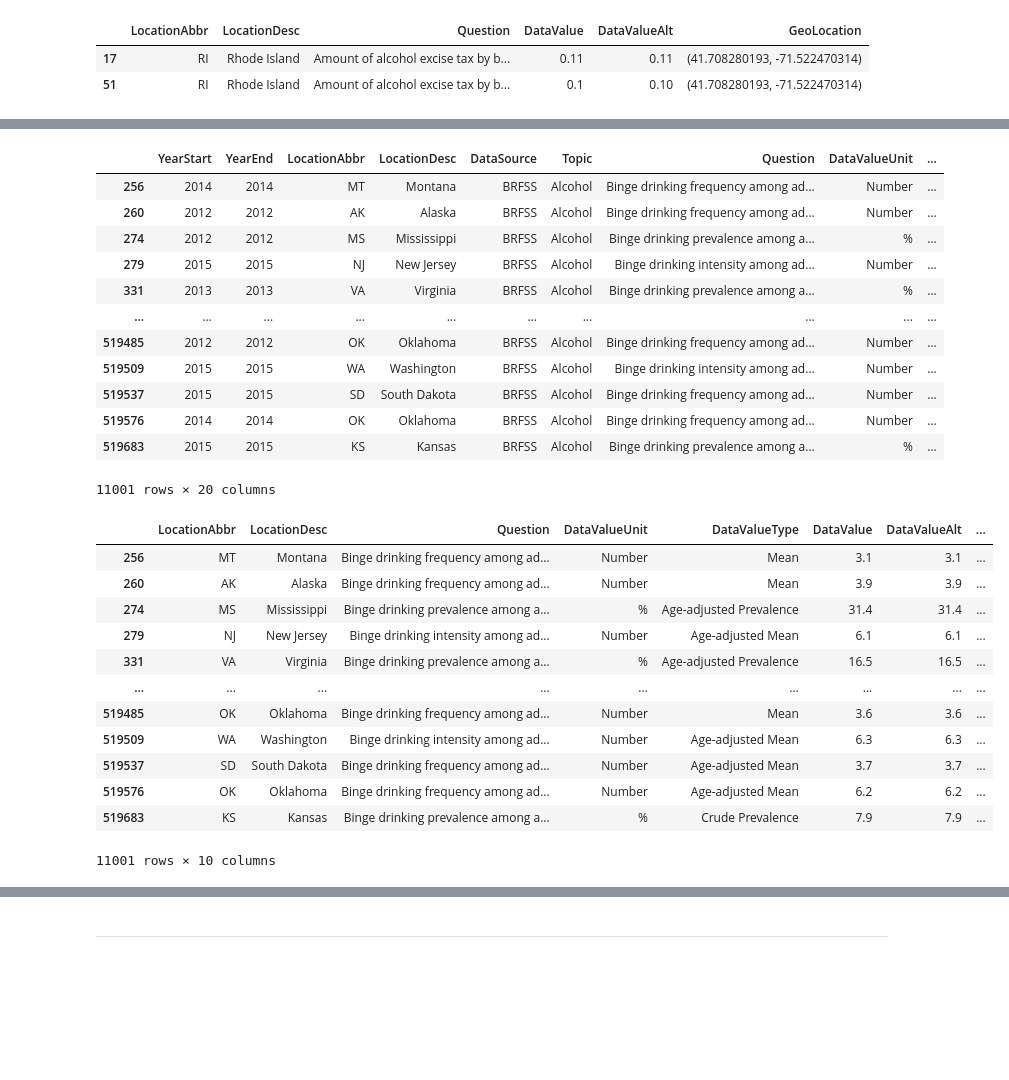
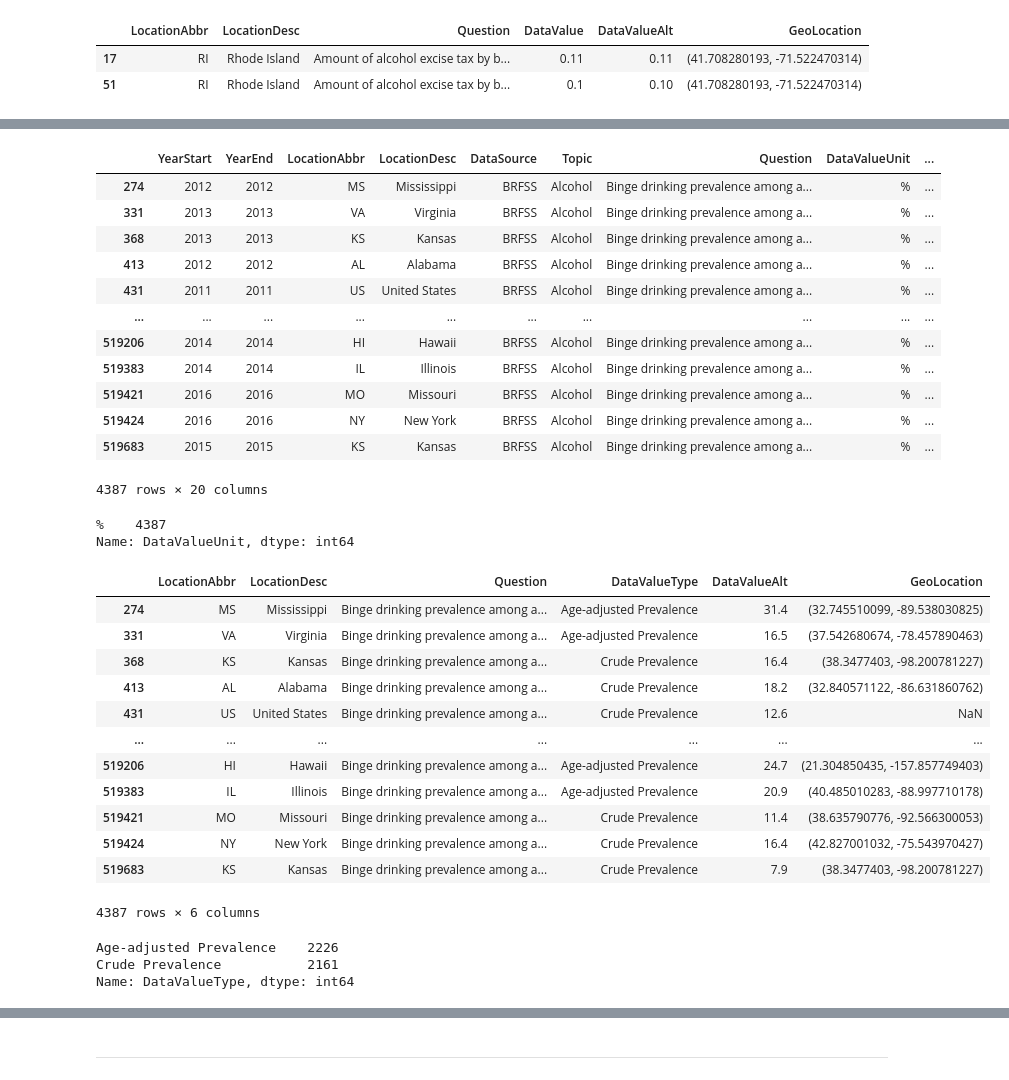
Before and after one commit to djleung/DataHacks_2020_public, a Jupyter notebook: Initial_Data_Exploration.ipynb, the cells around one changed output, grey strips where cells are left out. Saved outputs shown, nothing was run; the diff lists cells and outputs as text; code cells hidden in the pictures; blank space fills up the shorter version.

```diff
--- a/Initial_Data_Exploration.ipynb
+++ b/Initial_Data_Exploration.ipynb
@@ -734,38 +738,54 @@ Name: LocationDesc, Length: 50, dtype: int64
 # %%
-alc_drink_data = alc_mod_data[(alc_mod_data['Question'] == 'Binge drinking intensity among adults aged >= 18 years who binge drink') |
-                           (alc_mod_data['Question'] == 'Binge drinking prevalence among adults aged >= 18 years') |
-                           (alc_mod_data['Question'] == 'Binge drinking frequency among adults aged >= 18 years who binge drink')]
+alc_drink_data = alc_mod_data[(alc_mod_data['Question'] == 'Binge drinking prevalence among adults aged >= 18 years')]
 alc_drink_data
 # %% [output]
 |  | YearStart | YearEnd | LocationAbbr | LocationDesc | DataSource | Topic | Question | DataValueUnit | ... |
-| 256 | 2014 | 2014 | MT | Montana | BRFSS | Alcohol | Binge drinking frequency among ad... | Number | ... |
-| 260 | 2012 | 2012 | AK | Alaska | BRFSS | Alcohol | Binge drinking frequency among ad... | Number | ... |
 | 274 | 2012 | 2012 | MS | Mississippi | BRFSS | Alcohol | Binge drinking prevalence among a... | % | ... |
-| 279 | 2015 | 2015 | NJ | New Jersey | BRFSS | Alcohol | Binge drinking intensity among ad... | Number | ... |
 | 331 | 2013 | 2013 | VA | Virginia | BRFSS | Alcohol | Binge drinking prevalence among a... | % | ... |
+| 368 | 2013 | 2013 | KS | Kansas | BRFSS | Alcohol | Binge drinking prevalence among a... | % | ... |
+| 413 | 2012 | 2012 | AL | Alabama | BRFSS | Alcohol | Binge drinking prevalence among a... | % | ... |
+| 431 | 2011 | 2011 | US | United States | BRFSS | Alcohol | Binge drinking prevalence among a... | % | ... |
 | ... | ... | ... | ... | ... | ... | ... | ... | ... | ... |
-| 519485 | 2012 | 2012 | OK | Oklahoma | BRFSS | Alcohol | Binge drinking frequency among ad... | Number | ... |
-| 519509 | 2015 | 2015 | WA | Washington | BRFSS | Alcohol | Binge drinking intensity among ad... | Number | ... |
-| 519537 | 2015 | 2015 | SD | South Dakota | BRFSS | Alcohol | Binge drinking frequency among ad... | Number | ... |
-| 519576 | 2014 | 2014 | OK | Oklahoma | BRFSS | Alcohol | Binge drinking frequency among ad... | Number | ... |
+| 519206 | 2014 | 2014 | HI | Hawaii | BRFSS | Alcohol | Binge drinking prevalence among a... | % | ... |
+| 519383 | 2014 | 2014 | IL | Illinois | BRFSS | Alcohol | Binge drinking prevalence among a... | % | ... |
+| 519421 | 2016 | 2016 | MO | Missouri | BRFSS | Alcohol | Binge drinking prevalence among a... | % | ... |
+| 519424 | 2016 | 2016 | NY | New York | BRFSS | Alcohol | Binge drinking prevalence among a... | % | ... |
 | 519683 | 2015 | 2015 | KS | Kansas | BRFSS | Alcohol | Binge drinking prevalence among a... | % | ... |
-11001 rows × 20 columns
+4387 rows × 20 columns
+# %%
+#Data Values can be assumed to be percent prevalence
+prev_value_unit = alc_drink_data['DataValueUnit'].value_counts()
+prev_value_unit
+# %% [output]
+%    4387
+Name: DataValueUnit, dtype: int64
 # %%
+#remove unnecessary columns
 alc_drink_data = alc_drink_data.drop(columns = ['DatavalueFootnote', 'StratificationCategory1',
                                                 'YearStart', 'YearEnd', 'QuestionID', 'DataValueTypeID',
-                                                'Stratification1', 'DataSource', 'Topic', 'TopicID'])
+                                                'Stratification1', 'DataSource', 'Topic', 'TopicID',
+                                               'DataValueUnit', 'DataValue', 'LowConfidenceLimit',
+                                               'HighConfidenceLimit'])
 alc_drink_data
 # %% [output]
-|  | LocationAbbr | LocationDesc | Question | DataValueUnit | DataValueType | DataValue | DataValueAlt | ... |
-| 256 | MT | Montana | Binge drinking frequency among ad... | Number | Mean | 3.1 | 3.1 | ... |
-| 260 | AK | Alaska | Binge drinking frequency among ad... | Number | Mean | 3.9 | 3.9 | ... |
-| 274 | MS | Mississippi | Binge drinking prevalence among a... | % | Age-adjusted Prevalence | 31.4 | 31.4 | ... |
-| 279 | NJ | New Jersey | Binge drinking intensity among ad... | Number | Age-adjusted Mean | 6.1 | 6.1 | ... |
-| 331 | VA | Virginia | Binge drinking prevalence among a... | % | Age-adjusted Prevalence | 16.5 | 16.5 | ... |
-| ... | ... | ... | ... | ... | ... | ... | ... | ... |
-| 519485 | OK | Oklahoma | Binge drinking frequency among ad... | Number | Mean | 3.6 | 3.6 | ... |
-| 519509 | WA | Washington | Binge drinking intensity among ad... | Number | Age-adjusted Mean | 6.3 | 6.3 | ... |
-| 519537 | SD | South Dakota | Binge drinking frequency among ad... | Number | Age-adjusted Mean | 3.7 | 3.7 | ... |
-| 519576 | OK | Oklahoma | Binge drinking frequency among ad... | Number | Age-adjusted Mean | 6.2 | 6.2 | ... |
-| 519683 | KS | Kansas | Binge drinking prevalence among a... | % | Crude Prevalence | 7.9 | 7.9 | ... |
+|  | LocationAbbr | LocationDesc | Question | DataValueType | DataValueAlt | GeoLocation |
+| 274 | MS | Mississippi | Binge drinking prevalence among a... | Age-adjusted Prevalence | 31.4 | (32.745510099, -89.538030825) |
+| 331 | VA | Virginia | Binge drinking prevalence among a... | Age-adjusted Prevalence | 16.5 | (37.542680674, -78.457890463) |
+| 368 | KS | Kansas | Binge drinking prevalence among a... | Crude Prevalence | 16.4 | (38.3477403, -98.200781227) |
+| 413 | AL | Alabama | Binge drinking prevalence among a... | Crude Prevalence | 18.2 | (32.840571122, -86.631860762) |
+| 431 | US | United States | Binge drinking prevalence among a... | Crude Prevalence | 12.6 | NaN |
+| ... | ... | ... | ... | ... | ... | ... |
+| 519206 | HI | Hawaii | Binge drinking prevalence among a... | Age-adjusted Prevalence | 24.7 | (21.304850435, -157.857749403) |
+| 519383 | IL | Illinois | Binge drinking prevalence among a... | Age-adjusted Prevalence | 20.9 | (40.485010283, -88.997710178) |
+| 519421 | MO | Missouri | Binge drinking prevalence among a... | Crude Prevalence | 11.4 | (38.635790776, -92.566300053) |
+| 519424 | NY | New York | Binge drinking prevalence among a... | Crude Prevalence | 16.4 | (42.827001032, -75.543970427) |
+| 519683 | KS | Kansas | Binge drinking prevalence among a... | Crude Prevalence | 7.9 | (38.3477403, -98.200781227) |
-11001 rows × 10 columns
+4387 rows × 6 columns
+# %%
+#check what kind of prevalence is measured
+prev_type = alc_drink_data['DataValueType'].value_counts()
+prev_type
+# %% [output]
+Age-adjusted Prevalence    2226
+Crude Prevalence           2161
+Name: DataValueType, dtype: int64
```
Also changed, not shown: parts of 20 cells of this notebook.
